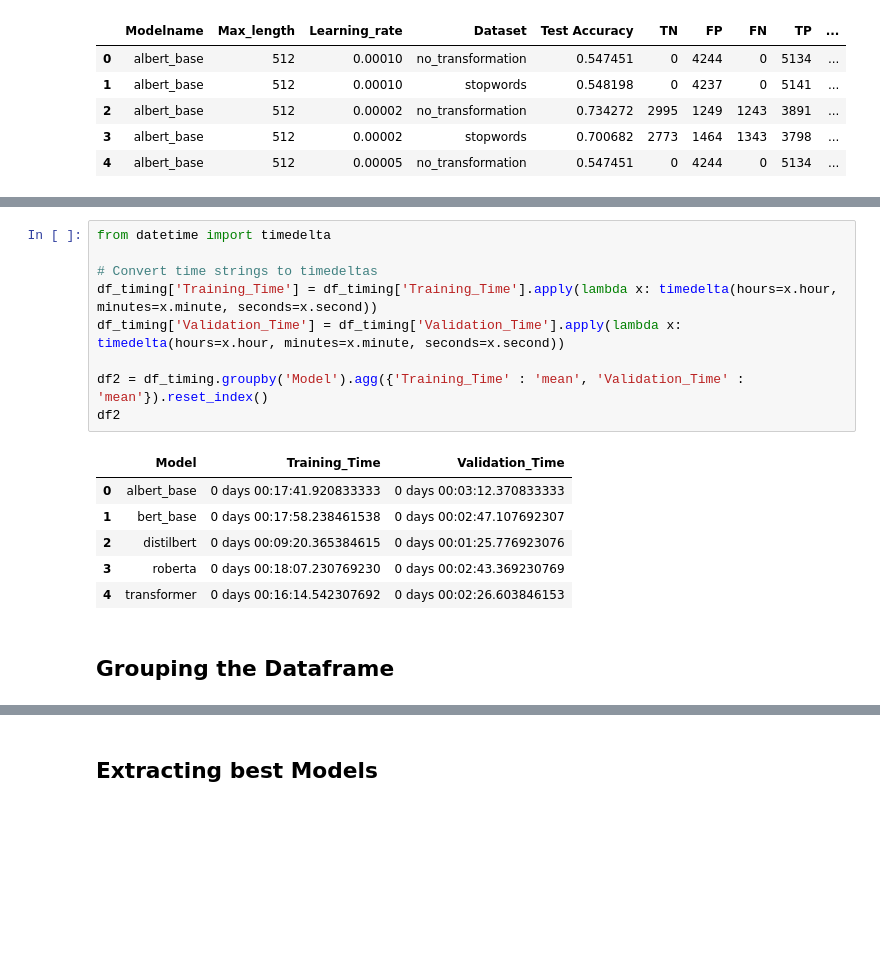
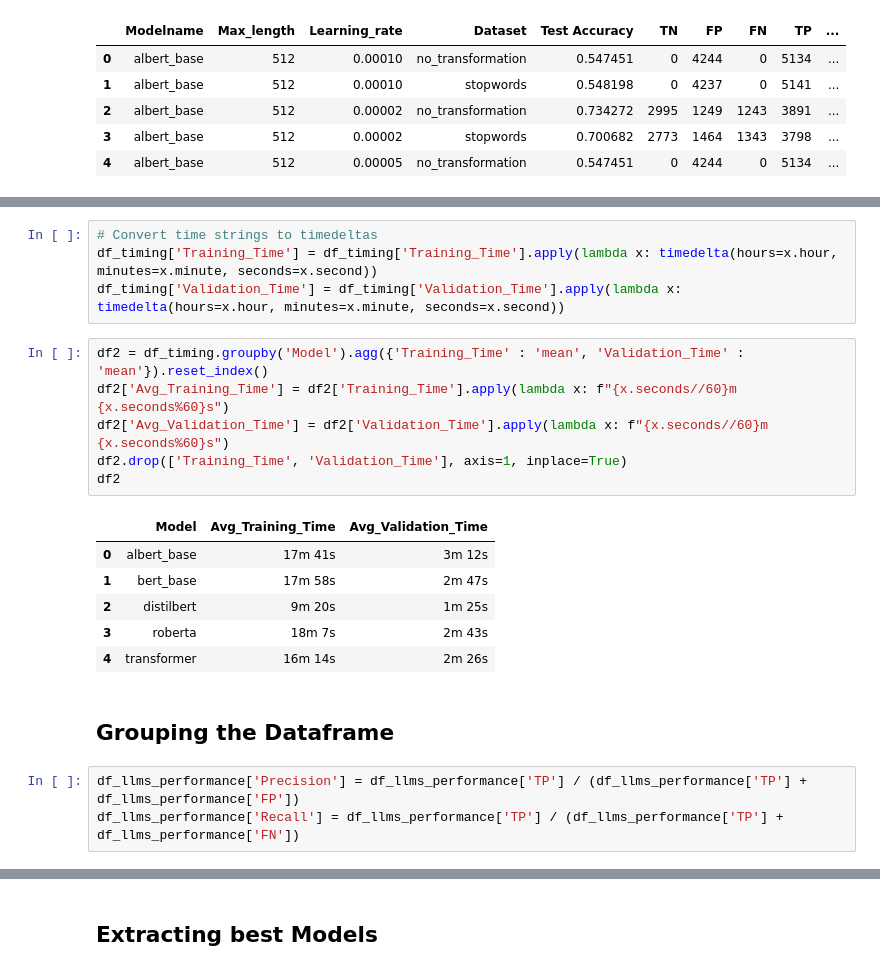
Before and after one commit to eliasmarcon/nlp_projekt, a Jupyter notebook: src/03_LLMs_Performance_Comparison.ipynb, the cells around one changed output, grey strips where cells are left out. Cells and saved outputs as stored; diff of their text form; blank space fills up the shorter version.

```diff
--- a/src/03_LLMs_Performance_Comparison.ipynb
+++ b/src/03_LLMs_Performance_Comparison.ipynb
@@ -83,19 +77,23 @@ df_timing
 # %%
-from datetime import timedelta
-
 # Convert time strings to timedeltas
 df_timing['Training_Time'] = df_timing['Training_Time'].apply(lambda x: timedelta(hours=x.hour, minutes=x.minute, seconds=x.second))
 df_timing['Validation_Time'] = df_timing['Validation_Time'].apply(lambda x: timedelta(hours=x.hour, minutes=x.minute, seconds=x.second))
-
-df2 = df_timing.groupby('Model').agg({'Training_Time' : 'mean', 'Validation_Time' : 'mean'}).reset_index()
-df2
-# %% [output]
-|  | Model | Training_Time | Validation_Time |
-| 0 | albert_base | 0 days 00:17:41.920833333 | 0 days 00:03:12.370833333 |
-| 1 | bert_base | 0 days 00:17:58.238461538 | 0 days 00:02:47.107692307 |
-| 2 | distilbert | 0 days 00:09:20.365384615 | 0 days 00:01:25.776923076 |
-| 3 | roberta | 0 days 00:18:07.230769230 | 0 days 00:02:43.369230769 |
-| 4 | transformer | 0 days 00:16:14.542307692 | 0 days 00:02:26.603846153 |
+# %%
+df2 = df_timing.groupby('Model').agg({'Training_Time' : 'mean', 'Validation_Time' : 'mean'}).reset_index()
+df2['Avg_Training_Time'] = df2['Training_Time'].apply(lambda x: f"{x.seconds//60}m {x.seconds%60}s")
+df2['Avg_Validation_Time'] = df2['Validation_Time'].apply(lambda x: f"{x.seconds//60}m {x.seconds%60}s")
+df2.drop(['Training_Time', 'Validation_Time'], axis=1, inplace=True)
+df2
+# %% [output]
+|  | Model | Avg_Training_Time | Avg_Validation_Time |
+| 0 | albert_base | 17m 41s | 3m 12s |
+| 1 | bert_base | 17m 58s | 2m 47s |
+| 2 | distilbert | 9m 20s | 1m 25s |
+| 3 | roberta | 18m 7s | 2m 43s |
+| 4 | transformer | 16m 14s | 2m 26s |
 # %% [markdown]
 ## Grouping the Dataframe
+# %%
+df_llms_performance['Precision'] = df_llms_performance['TP'] / (df_llms_performance['TP'] + df_llms_performance['FP'])
+df_llms_performance['Recall'] = df_llms_performance['TP'] / (df_llms_performance['TP'] + df_llms_performance['FN'])
 # %%
```
Also changed, not shown: parts of 8 cells of this notebook, 2 other files.
